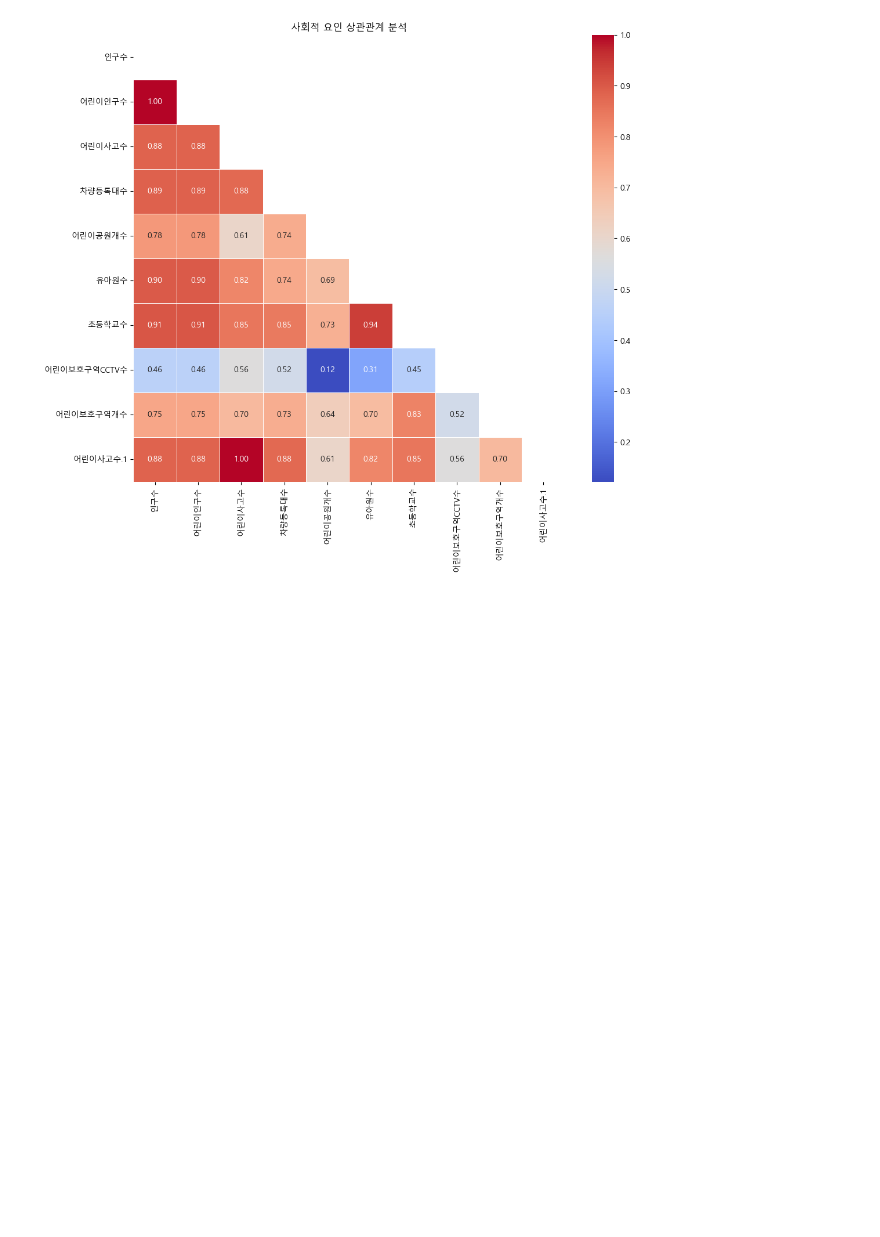
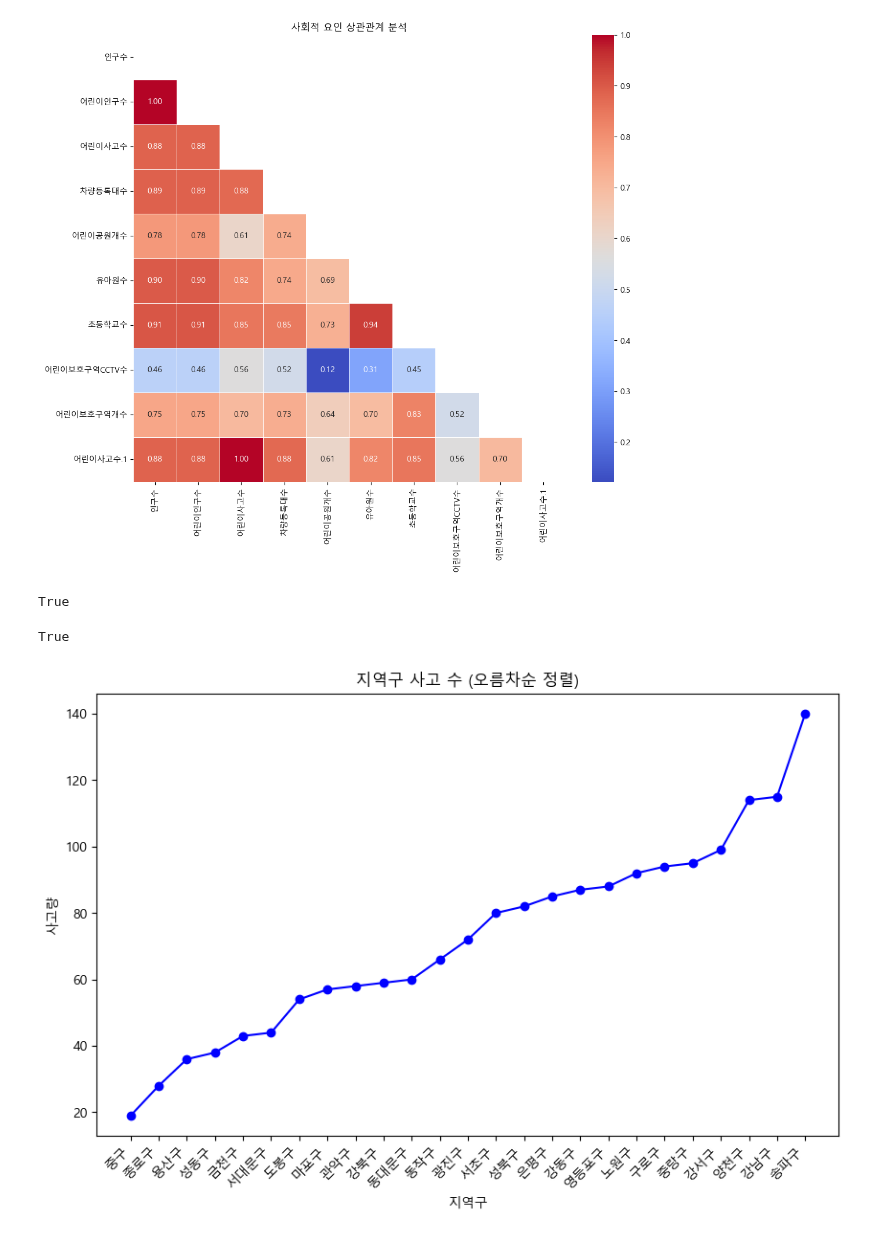
Before and after one commit to ssasdfccaf/Weather-and-traffic-accidents, a Jupyter notebook: 동옥/서울시 어린이 교통사고/map.ipynb, the cells around one changed output. Saved outputs shown, nothing was run; the diff lists cells and outputs as text; code cells hidden in the pictures; blank space fills up the shorter version.

```diff
--- a/동옥/서울시 어린이 교통사고/map.ipynb
+++ b/동옥/서울시 어린이 교통사고/map.ipynb
@@ -634,0 +709,7 @@ plt.show()
+# %%
+import webbrowser
+
+# 생성된 HTML 파일 열기
+webbrowser.open('seoul_child_accidents_map_cluster.html')
+# %% [output]
+True
@@ -634,0 +748,42 @@ plt.show()
+# %%
+import webbrowser
+
+# 생성된 HTML 파일 열기
+webbrowser.open('seoul_child_accidents_heatmap.html')
+# %% [output]
+True
+# %%
+import pandas as pd
+import matplotlib.pyplot as plt
+from matplotlib import font_manager, rc
+
+# 한글 폰트 설정
+font_path = "C:/Windows/Fonts/malgun.ttf"  # 한글 폰트 경로 (Windows 기준)
+font_name = font_manager.FontProperties(fname=font_path).get_name()
+rc('font', family=font_name)
+
+# CSV 파일 경로
+file_path = 'merged_result.csv'
+
+# CSV 파일 읽기 (encoding 지정)
+df = pd.read_csv(file_path, delimiter=',', encoding='utf-8')
+
+# '시군구' 컬럼에서 첫번째 영역 추출하여 새로운 컬럼 생성
+df['지역구'] = df['시군구'].apply(lambda x: x.split()[1] if pd.notnull(x) and isinstance(x, str) else None)
+
+# '지역' 컬럼을 기준으로 그룹화하여 사고 수 계산
+지역별_사고수 = df['지역구'].value_counts().sort_index()
+
+# 오름차순 정렬
+지역별_사고수 = 지역별_사고수.sort_values()
+
+# 꺾은선 그래프 그리기
+plt.figure(figsize=(10, 6))
+plt.plot(지역별_사고수.index, 지역별_사고수.values, marker='o', color='b', linestyle='-')
+plt.title('지역구 사고 수 (오름차순 정렬)')
+plt.xlabel('지역구')
+plt.ylabel('사고량')
+plt.xticks(rotation=45, ha='right')  # x축 라벨 회전
+plt.show()
+# %% [output]
+[figure, added]
```
Also changed, not shown: parts of 14 cells of this notebook, 13 other files.
